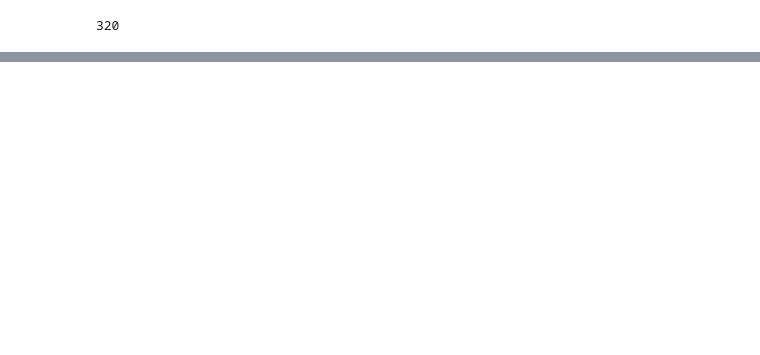
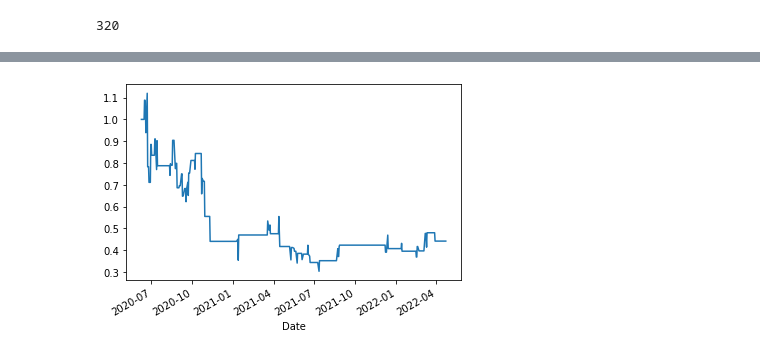
Before and after one commit to Dhruvk1999/momentum-trader, a Jupyter notebook: strategies/news_based/news-based.ipynb, the cells around one changed output, grey strips where cells are left out. Cells and saved outputs as stored; diff of their text form; code cells hidden in the pictures; blank space fills up the shorter version.

```diff
--- a/strategies/news_based/news-based.ipynb
+++ b/strategies/news_based/news-based.ipynb
@@ -485,0 +399,81 @@ asset_data['cumulative_returns'].plot()
+# %%
+import pandas as pd
+import numpy as np
+import yfinance as yf
+from sklearn.ensemble import RandomForestRegressor
+from sklearn.preprocessing import StandardScaler
+from sklearn.model_selection import TimeSeriesSplit
+from joblib import Parallel, delayed
+
+# Define the asset you want to trade
+symbol = 'DLF.NS'
+
+# Define the time period for the analysis
+start_date = '2020-01-04'
+end_date = '2022-04-23'
+
+# Get the historical price data for the asset
+asset_data = yf.download(symbol, start=start_date, end=end_date)
+
+# Calculate the future returns
+asset_data['future_returns'] = asset_data['Close'].pct_change(periods=5)
+
+# Remove the first 5 rows
+asset_data = asset_data.iloc[5:]
+
+# Define the input features for the ML model
+X = asset_data[['Open', 'High', 'Low', 'Close', 'Volume']]
+
+# Define the target variable (i.e., the future returns)
+y = asset_data['future_returns']
+
+# Scale the input features
+scaler = StandardScaler()
+X_scaled = scaler.fit_transform(X)
+
+# Define the number of trees to use in the random forest
+n_estimators = 50
+
+# Define the number of folds for cross-validation
+n_splits = 5
+
+# Define the function for training the ML model on a subset of the data
+def train_model(X_train, y_train):
+    model = RandomForestRegressor(n_estimators=n_estimators)
+    model.fit(X_train, y_train)
+    return model
+
+# Define the function for making predictions on a subset of the data
+def predict_model(model, X_test):
+    y_pred = model.predict(X_test)
+    return y_pred
+
+# Split the data into training and testing sets using time series cross-validation
+tscv = TimeSeriesSplit(n_splits=n_splits)
+splits = [(train_index, test_index) for (train_index, test_index) in tscv.split(X_scaled)]
+
+for i, (train_index, test_index) in enumerate(splits):
+    # Split the data into training and testing sets
+    X_train, X_test = X_scaled[train_index], X_scaled[test_index]
+    y_train, y_test = y[train_index], y[test_index]
+
+    # Train the ML model on the training data
+    model = RandomForestRegressor(n_estimators=100)
+    model.fit(X_train, y_train)
+
+    # Make predictions on the testing data
+    y_pred = model.predict(X_test)
+
+    # Define the buy and sell signals based on the ML model predictions
+    asset_data.loc[y_test.index, 'ml_signal'] = np.where(y_pred > 0, 1, -1)
+
+# Define the position based on the signals
+asset_data['position'] = asset_data['ml_signal'].diff()
+
+# Define the trade returns
+asset_data['trade_returns'] = asset_data['future_returns'] * asset_data['position'].shift()
+
+# Calculate the cumulative returns and plot the results
+asset_data['cumulative_returns'] = (1 + asset_data['trade_returns']).cumprod()
+asset_data['cumulative_returns'].plot()
+# %% [output]
@@ -485,0 +502 @@ asset_data['cumulative_returns'].plot()
+[figure, added]
```
Also changed, not shown: parts of 17 cells of this notebook, 4 other files.
